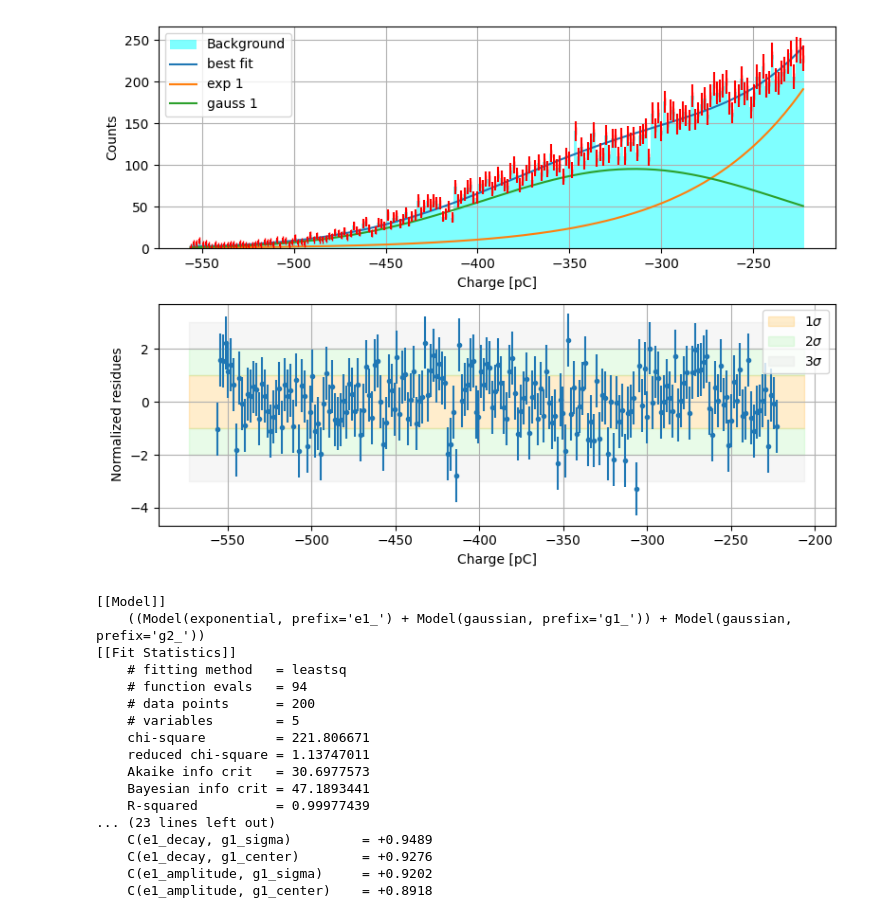
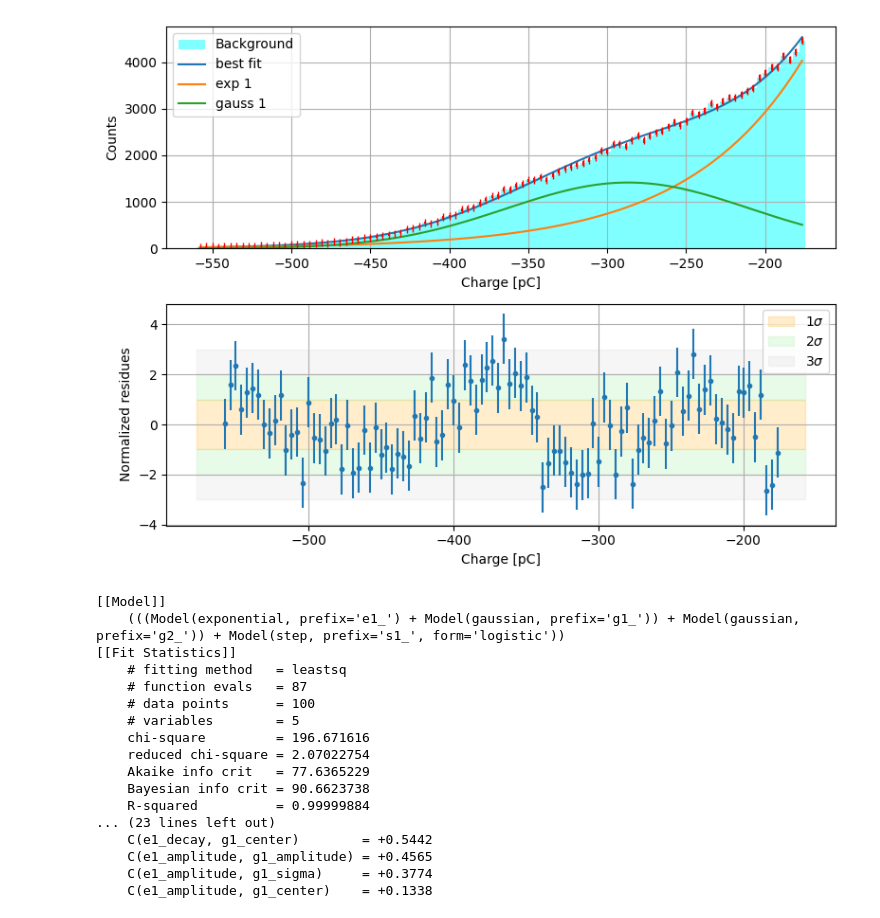
Before and after one commit to 0-DvD-0/Sfera, a Jupyter notebook: Jupyter/Fit completo.ipynb, the cells around one changed output. Saved outputs shown, nothing was run; the diff lists cells and outputs as text; code cells hidden in the pictures.

```diff
--- a/Jupyter/Fit completo.ipynb
+++ b/Jupyter/Fit completo.ipynb
@@ -20,10 +21,13 @@ Vt = Vt[channel]
 Q_max = Q_max[channel]
 Q_min = Q_min[channel]
 # %%
-PATH = '../Dati/21-03/Run_ch' + str(channel) + '_Cs_Measurements_Only_3_21_2024_0000.root' #Percorso relativo del file da analizzare
+PATH = f'../Dati/Dati_belli/Ch{channel}/Run_ch{channel}_Cs.root'
+#PATH = '../Dati/21-03/Run_ch' + str(channel) + '_Cs_Measurements_Only_3_21_2024_0000.root' #Percorso relativo del file da analizzare
 RunCs = uproot.open(PATH) #Apertura file da analizzare
 
-noise_file = '../Dati/21-03/Run_ch' + str(channel) + '_X_Measurements_Only_3_21_2024_0000.root'  #File di rumore di riferimento per il canale
+
+#noise_file = '../Dati/21-03/Run_ch' + str(channel) + '_X_Measurements_Only_3_21_2024_0000.root'  #File di rumore di riferimento per il canale
+noise_file = f'../Dati/Dati_belli/Ch{channel}/Run_ch{channel}_X.root'
 RunNoise = uproot.open(noise_file)  #Apertura rumore
 # %%
 #Estrazione dati da file
@@ -62,6 +66,6 @@ print("#Noise ripulita su ch " + str(channel) + " = " + str(len(chargeN)))
 # %%
-Nbin = 200
-bin_lims = [int(Nbin *45 / 100), int(Nbin * 80 / 100)] #Scelgo gli estremi
+Nbin = 100
+bin_lims = [int(Nbin *45 / 100), int(Nbin * 85 / 100)] #Scelgo gli estremi
 _, edges, _ = plt.hist(chargeCs, bins = Nbin, color = "r")
 plt.clf()
 lims = [edges[bin_lims[0]], edges[bin_lims[1]]]
@@ -103,22 +107,24 @@ exp1   = ExponentialModel(prefix='e1_') #Esponenziale
 gauss1 = GaussianModel(prefix='g1_')    #Gaussiana
 gauss2 = GaussianModel(prefix='g2_')    #Gaussiana
 fd1    = ThermalDistributionModel(form = "fermi", prefix = "fd1_") #Fermi Dirac
+sigmoid = StepModel(form = "logistic", prefix = "s1_") #Sigmoide
 
 
 
 params = exp1.guess(binN, x=centersN)           #Inizializzo i parametri dell'esponenziale
 params.update(gauss1.guess(binN, x=centersN))   #Indovina i parametri della prima gaussiana
 params.update(gauss2.make_params(amplitude = 0, center = -320, sigma = 25)) #Imposta la seconda gaussiana con A = 0 (necessario per primo fit)
-params.update(fd1.make_params(amplitude = 0, center = -200, kt = 0.01))     #Imposta la Fermi Dirac con A = 0 (necessario per primo fit)
+#params.update(fd1.make_params(amplitude = 0, center = -200, kt = -15))     #Imposta la Fermi Dirac con A = 0 (necessario per primo fit)
+params.update(sigmoid.make_params(amplitude = 0, center = -200, sigma = 50))
 
 params["g2_amplitude"].vary = False    #Blocco i parametri della seconda gaussiana e della
 params["g2_center"].vary = False       #Fermi Dirac: non servono nel primo fit
 params["g2_sigma"].vary = False
-params["fd1_amplitude"].vary = False
-params["fd1_center"].vary = False
-params["fd1_kt"].vary = False
+params["s1_amplitude"].vary = False
+params["s1_center"].vary = False
+params["s1_sigma"].vary = False
 
-model = exp1 + gauss1 + gauss2 #+ fd1     #Per ora non usiamo la Fermi Dirac at all
+model = exp1 + gauss1 + gauss2 + sigmoid     #Per ora non usiamo la Fermi Dirac at all
 
 # Fit the model to the data
 result = model.fit(binN, params, x = centersN, weights = 1 / errN, nan_policy='omit')
@@ -138,48 +144,48 @@ ax1.plot(centersN, comps['g1_'], label='gauss 1')
 
 
 ax1.legend()
 ax1.errorbar(centersN, binN, errN, color = "red", fmt='|')
 ax1.grid()
 
 residueN = binN - result.best_fit
 norm_resN = residueN / errN
 
 ax2.errorbar(centersN, norm_resN, 1, ls = "", marker = ".")
 ax2.grid()
 
 ax2.set_xlabel('Charge [pC]')
 ax2.set_ylabel('Normalized residues')
 
 xlim = ax2.get_xlim()
 
 ax2.fill_between(xlim, [-1, -1], [1, 1], color = "orange", alpha = 0.2, label = r'$1\sigma$')
 ax2.fill_between(xlim, [-2, -2], [-1, -1], color = "lightgreen", alpha = 0.2, label = r'$2\sigma$')
 ax2.fill_between(xlim, [1, 1], [2, 2], color = "lightgreen", alpha = 0.2)
 ax2.fill_between(xlim, [2, 2], [3, 3], color = "lightgray", alpha = 0.2, label = r'$3\sigma$')
 ax2.fill_between(xlim, [-3, -3], [-2, -2], color = "lightgray", alpha = 0.2)
 
 ax2.legend()
 fig.tight_layout()
 plt.show()
 
 # Print fit statistics and parameter values
 print(result.fit_report())
 # %% [output]
-[figure, old version]
+[figure, new version]
 [[Model]]
-    ((Model(exponential, prefix='e1_') + Model(gaussian, prefix='g1_')) + Model(gaussian, prefix='g2_'))
+    (((Model(exponential, prefix='e1_') + Model(gaussian, prefix='g1_')) + Model(gaussian, prefix='g2_')) + Model(step, prefix='s1_', form='logistic'))
 [[Fit Statistics]]
     # fitting method   = leastsq
-    # function evals   = 94
-    # data points      = 200
+    # function evals   = 87
+    # data points      = 100
     # variables        = 5
-    chi-square         = 221.806671
-    reduced chi-square = 1.13747011
-    Akaike info crit   = 30.6977573
-    Bayesian info crit = 47.1893441
-    R-squared          = 0.99977439
+    chi-square         = 196.671616
+    reduced chi-square = 2.07022754
+    Akaike info crit   = 77.6365229
+    Bayesian info crit = 90.6623738
+    R-squared          = 0.99999884
 ... (23 lines left out)
-    C(e1_decay, g1_sigma)         = +0.9489
-    C(e1_decay, g1_center)        = +0.9276
-    C(e1_amplitude, g1_sigma)     = +0.9202
-    C(e1_amplitude, g1_center)    = +0.8918
+    C(e1_decay, g1_center)        = +0.5442
+    C(e1_amplitude, g1_amplitude) = +0.4565
+    C(e1_amplitude, g1_sigma)     = +0.3774
+    C(e1_amplitude, g1_center)    = +0.1338
```
Also changed, not shown: parts of 9 cells of this notebook.
